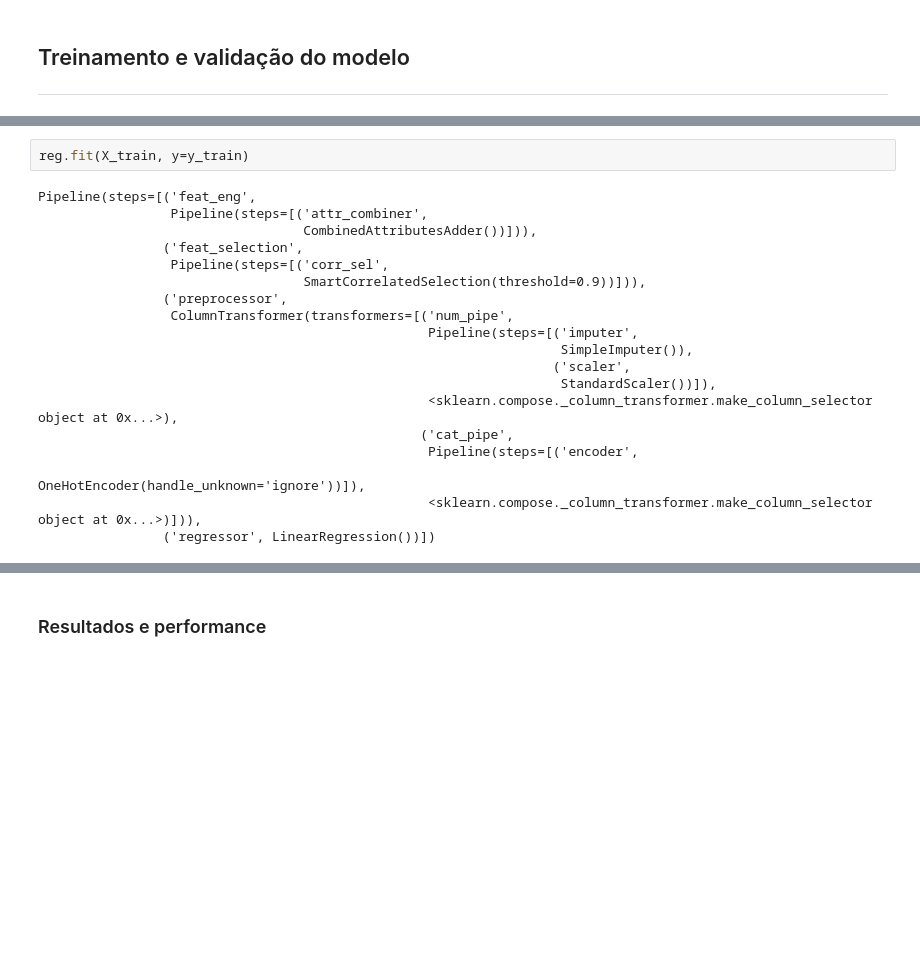
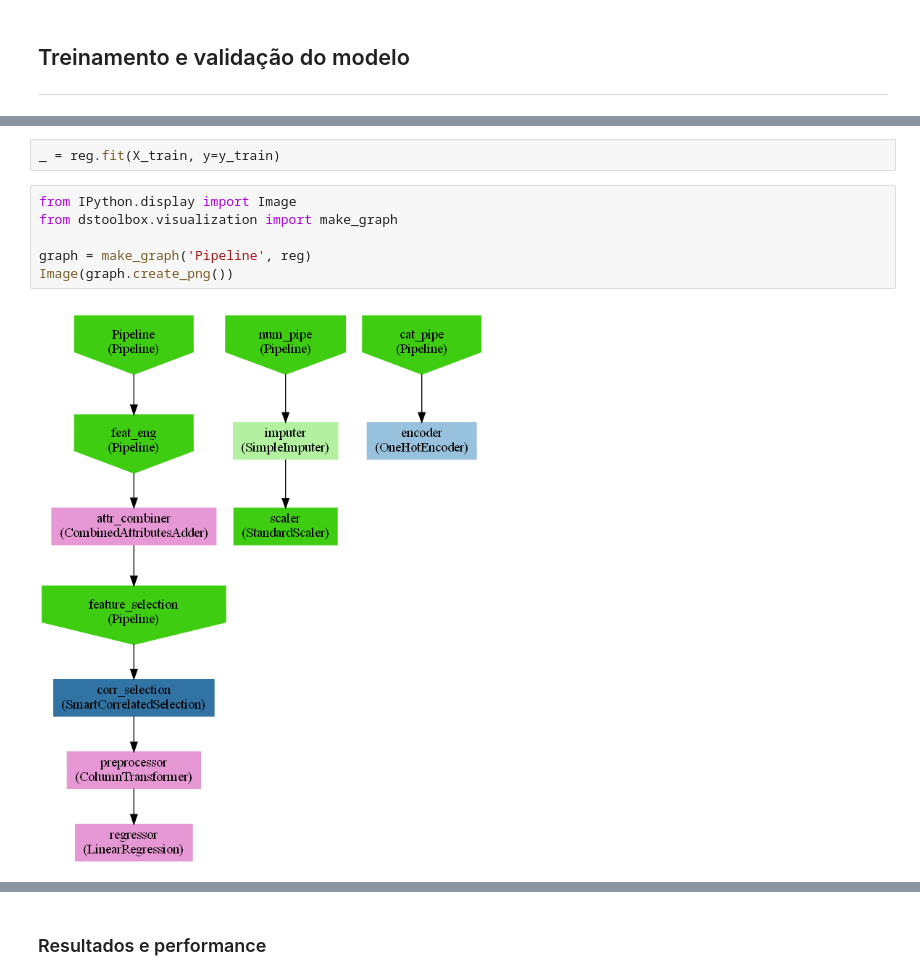
Before and after one commit to thepersonilike13/housing_prices_app, a Jupyter notebook: housing_prices_california.ipynb, the cells around one changed output, grey strips where cells are left out. Drawn from its saved outputs; the diff is of its cells as text; blank space fills up the shorter version.

```diff
--- a/housing_prices_california.ipynb
+++ b/housing_prices_california.ipynb
@@ -842,22 +835,11 @@ reg = Pipeline(
 # %%
-reg.fit(X_train, y=y_train)
+_ = reg.fit(X_train, y=y_train)
-# %% [output]
-Pipeline(steps=[('feat_eng',
-                 Pipeline(steps=[('attr_combiner',
-                                  CombinedAttributesAdder())])),
-                ('feat_selection',
-                 Pipeline(steps=[('corr_sel',
-                                  SmartCorrelatedSelection(threshold=0.9))])),
-                ('preprocessor',
-                 ColumnTransformer(transformers=[('num_pipe',
-                                                  Pipeline(steps=[('imputer',
-                                                                   SimpleImputer()),
-                                                                  ('scaler',
-                                                                   StandardScaler())]),
-                                                  <sklearn.compose._column_transformer.make_column_selector object at 0x...>),
-                                                 ('cat_pipe',
-                                                  Pipeline(steps=[('encoder',
-                                                                   OneHotEncoder(handle_unknown='ignore'))]),
-                                                  <sklearn.compose._column_transformer.make_column_selector object at 0x...>)])),
-                ('regressor', LinearRegression())])
+# %%
+from IPython.display import Image
+from dstoolbox.visualization import make_graph
+
+graph = make_graph('Pipeline', reg)
+Image(graph.create_png())
+# %% [output]
+[figure, added]
 # %%
```
Also changed, not shown: parts of 51 cells of this notebook, 2 other files.
